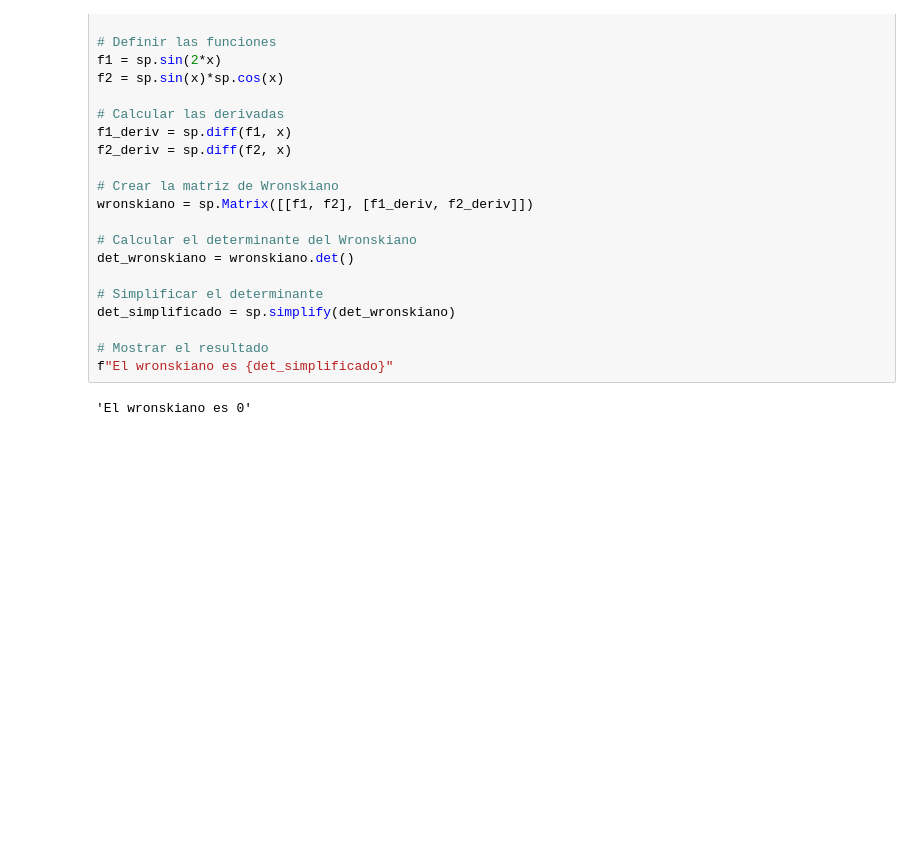
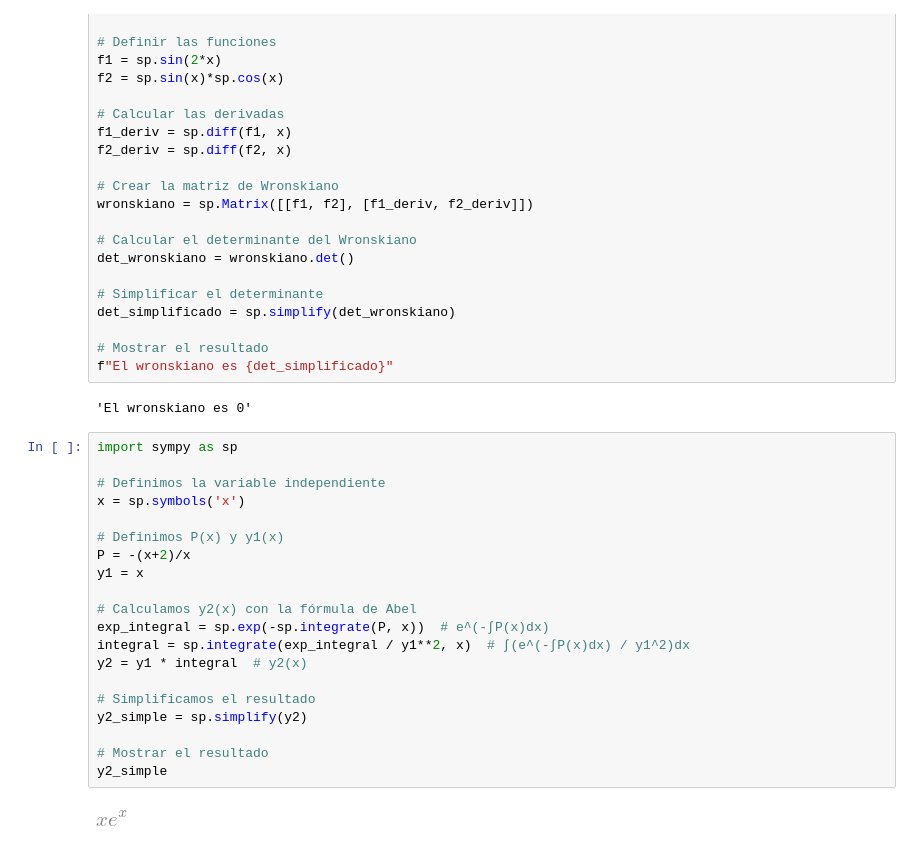
Before and after one commit to DenisOsses/CursoEdo, a Jupyter notebook: Ejercicios.ipynb, the cells around one changed output. Cells and saved outputs as stored; diff of their text form; blank space fills up the shorter version.

```diff
--- a/Ejercicios.ipynb
+++ b/Ejercicios.ipynb
@@ -529,3 +529,25 @@ det_simplificado = sp.simplify(det_wronskiano)
 f"El wronskiano es {det_simplificado}"
 # %% [output]
 'El wronskiano es 0'
+# %%
+import sympy as sp
+
+# Definimos la variable independiente
+x = sp.symbols('x')
+
+# Definimos P(x) y y1(x)
+P = -(x+2)/x
+y1 = x
+
+# Calculamos y2(x) con la fórmula de Abel
+exp_integral = sp.exp(-sp.integrate(P, x))  # e^(-∫P(x)dx)
+integral = sp.integrate(exp_integral / y1**2, x)  # ∫(e^(-∫P(x)dx) / y1^2)dx
+y2 = y1 * integral  # y2(x)
+
+# Simplificamos el resultado
+y2_simple = sp.simplify(y2)
+
+# Mostrar el resultado
+y2_simple
+# %% [output]
+[figure, added]
```
Also changed, not shown: parts of 1 cell of this notebook, 16 other files.
